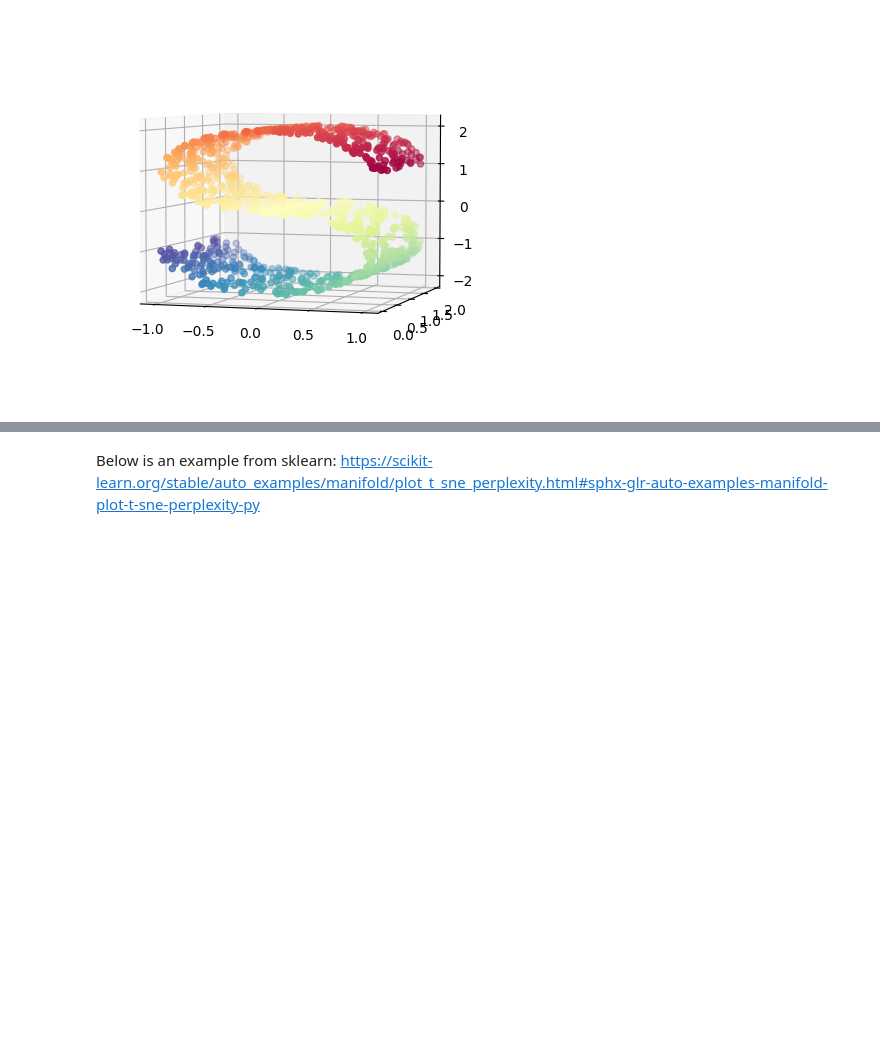
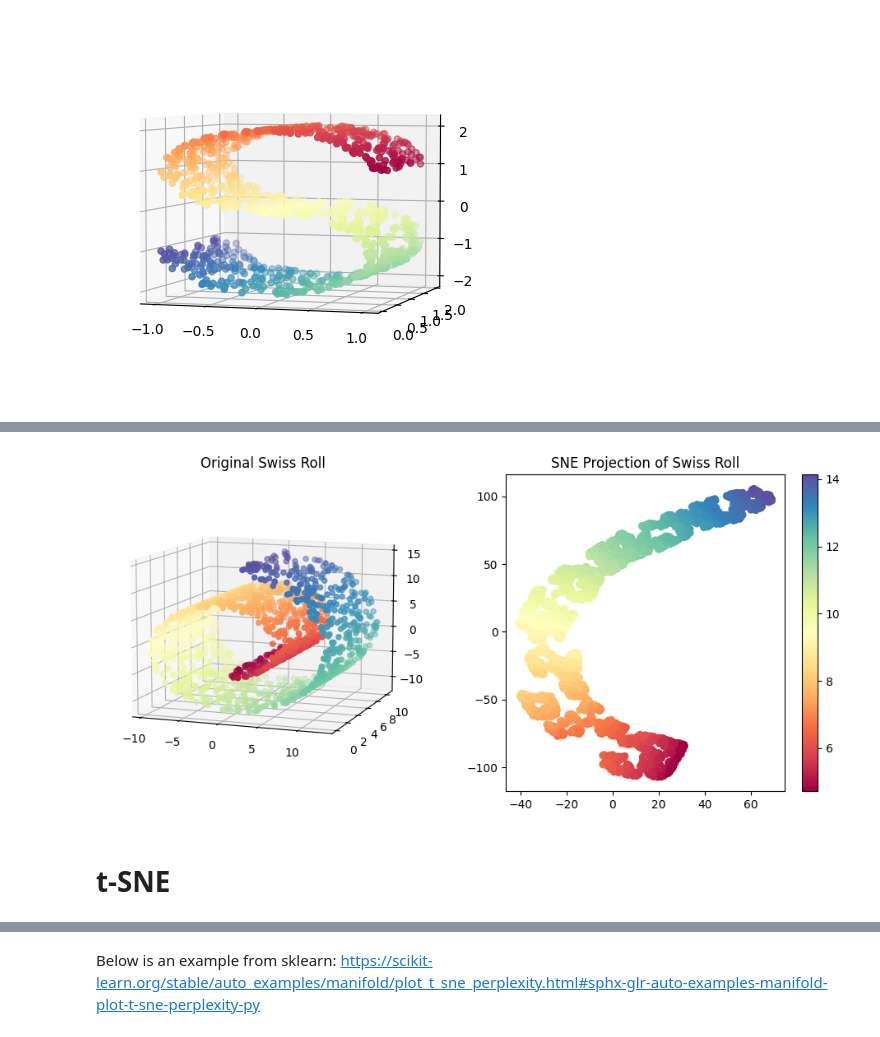
Before and after one commit to zhiwu-huang/COMP6237-Data-Mining-Demo-Code, a Jupyter notebook: 05_embedding_data.ipynb, the cells around one changed output, grey strips where cells are left out. Cells and saved outputs as stored; diff of their text form; code cells hidden in the pictures; blank space fills up the shorter version.

```diff
--- a/05_embedding_data.ipynb
+++ b/05_embedding_data.ipynb
@@ -139,3 +209,37 @@ t-SNE
+# %%
+import numpy as np
+import matplotlib.pyplot as plt
+from sklearn.datasets import make_swiss_roll
+from sklearn.manifold import TSNE
+
+# Generate Swiss Roll dataset
+swiss, color = make_swiss_roll(1600)
+swiss[:, 1] = swiss[:, 1] / 2  # Normalize height
+
+# Simulating SNE using t-SNE with modified parameters
+sne = TSNE(n_components=2, perplexity=30, learning_rate=200, init="random", n_iter=5000, method="exact", random_state=0)
+swiss_2d_sne = sne.fit_transform(swiss)
+
+# Plot results
+fig = plt.figure(figsize=(12, 5))
+
+# Original 3D Swiss Roll
+ax1 = fig.add_subplot(121, projection='3d')
+ax1.scatter(swiss[:, 0], swiss[:, 1], swiss[:, 2], c=color, cmap=plt.cm.Spectral)
+ax1.set_title("Original Swiss Roll")
+ax1.view_init(10, -70)
+
+# SNE Projection (simulated using t-SNE)
+ax2 = fig.add_subplot(122)
+scatter = ax2.scatter(swiss_2d_sne[:, 0], swiss_2d_sne[:, 1], c=color, cmap=plt.cm.Spectral)
+ax2.set_title("SNE Projection of Swiss Roll")
+plt.colorbar(scatter)
+
+plt.show()
+# %% [output]
+[figure, added]
+# %% [markdown]
+# t-SNE
 # %%
 import numpy as np
 import matplotlib.pyplot as plt
```
Also changed, not shown: parts of 10 cells of this notebook.
